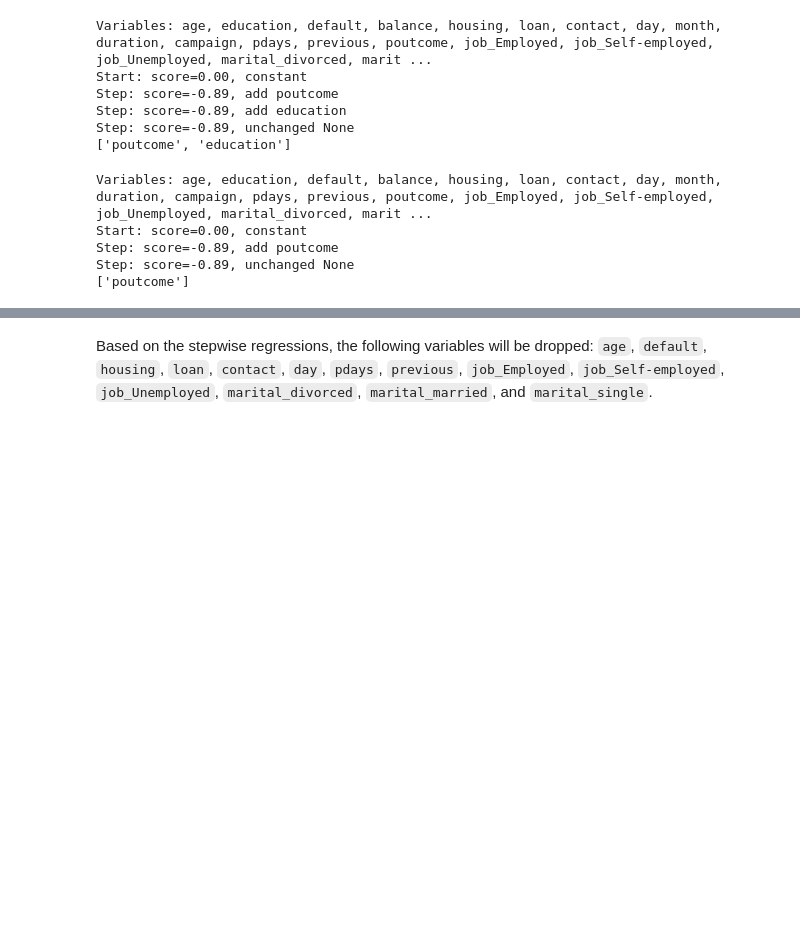
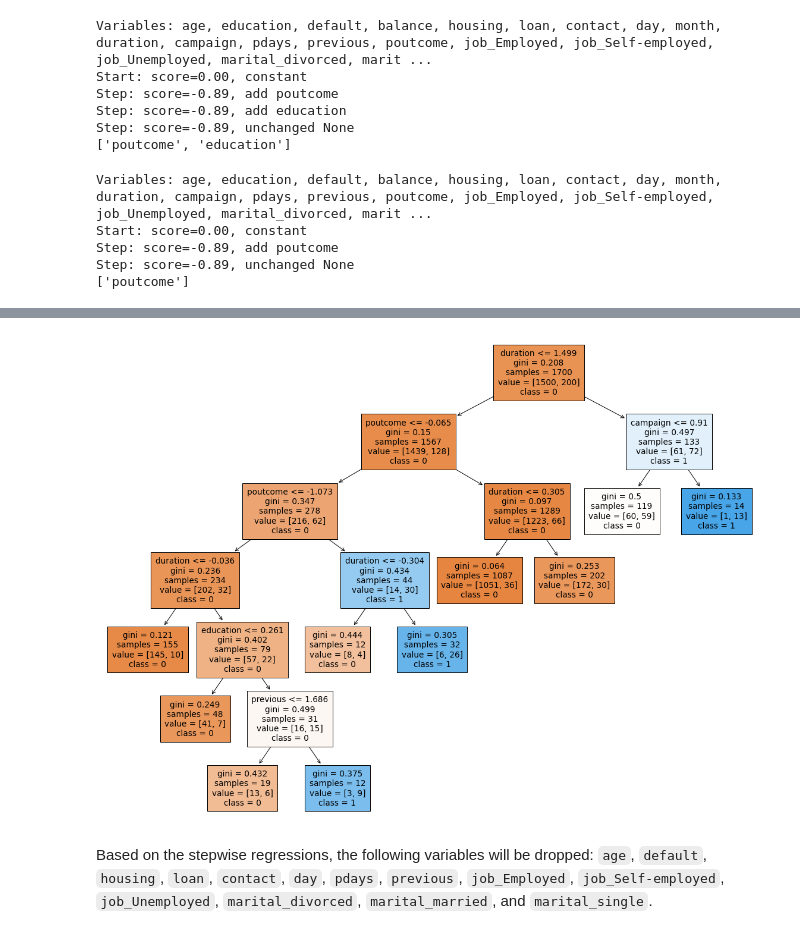
Before and after one commit to katie-hu/Bank_Marketing, a Jupyter notebook: Team 4 Final Project.ipynb, the cells around one changed output, grey strips where cells are left out. Drawn from its saved outputs; the diff is of its cells as text; code cells hidden in the pictures; blank space fills up the shorter version.

```diff
--- a/Team 4 Final Project.ipynb
+++ b/Team 4 Final Project.ipynb
@@ -1097,0 +1043,20 @@ plot_tree(dTree,
+# %%
+# Random Forest had the best results and will be the final model for feature importance to determine what to keep.
+
+from sklearn.feature_selection import SelectFromModel
+
+# Print the name and gini importance of each feature
+for feature in zip(predictors, rf.feature_importances_):
+    print(feature)
+
+train_Xr = pd.DataFrame(train_X)
+# SelectFromModel help select the features whose importance
+# is greater than the mean importance of all the features by default
+
+sel = SelectFromModel(RandomForestClassifier(n_estimators = 100))
+sel.fit(train_X, train_y)
+
+
+selected_feat= train.drop(['deposit'], 1).columns[(sel.get_support())]
+print()
+print('The important features are: ', selected_feat)
@@ -1098,3 +1081,17 @@ plot_tree(dTree,
+# %%
+# plot Classification Tree to see what features are used
+
+from sklearn.tree import plot_tree
+
+plt.figure(figsize=(20,15))
+plot_tree(dTree,
+          feature_names = train.drop(['deposit'], 1).columns,
+          class_names = train_y.astype(str).unique(),
+          filled=True
+          )
+plt.show()
+# %% [output]
+[figure, added]
 # %% [markdown]
 Based on the stepwise regressions, the following variables will be dropped: `age`, `default`, `housing`, `loan`, `contact`, `day`, `pdays`, `previous`, `job_Employed`, `job_Self-employed`, `job_Unemployed`, `marital_divorced`, `marital_married`, and `marital_single`.
 # %% [markdown]
```
Also changed, not shown: parts of 26 cells of this notebook.
